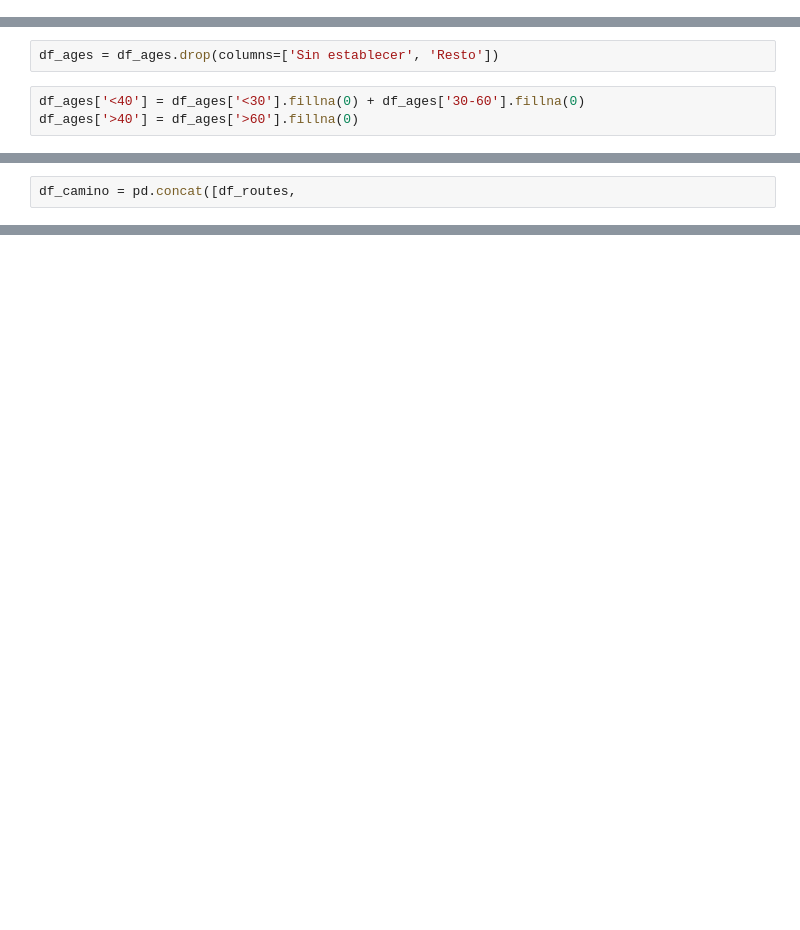
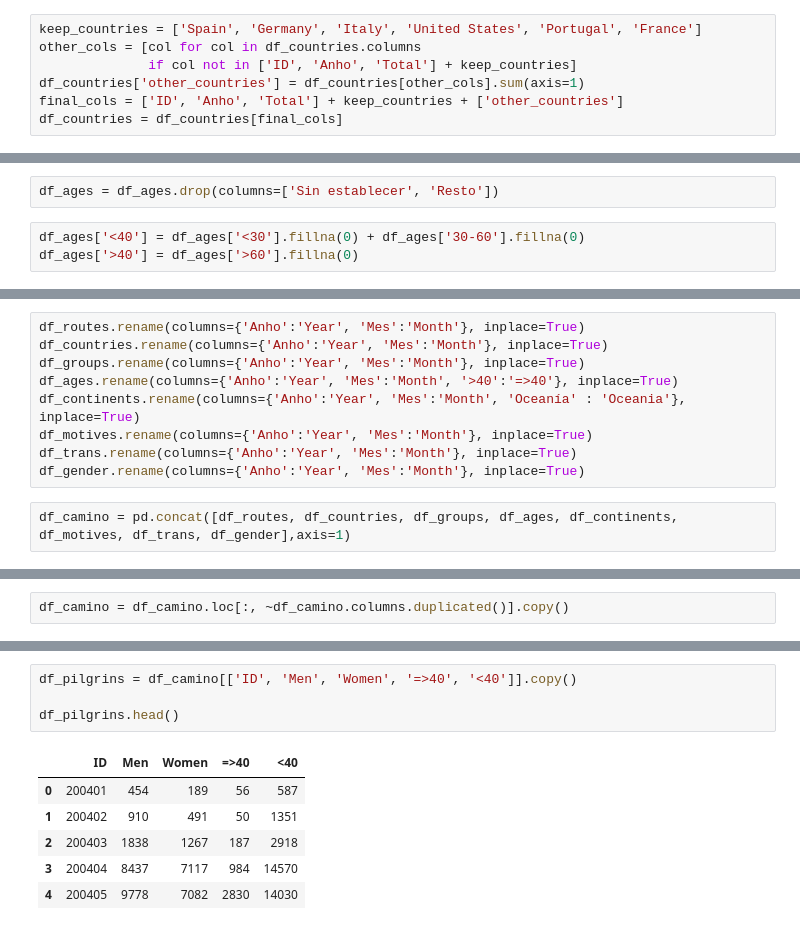
Before and after one commit to ArrimachNasser/Camino_Project, a Jupyter notebook: notebooks/camino_main.ipynb, the cells around one changed output, grey strips where cells are left out. Saved outputs shown, nothing was run; the diff lists cells and outputs as text; blank space fills up the shorter version.

```diff
--- a/notebooks/camino_main.ipynb
+++ b/notebooks/camino_main.ipynb
@@ -92,4 +243,11 @@ df_countries = df_countries[final_cols]
 # %%
 df_countries = df_countries.rename(columns={'España': 'Spain','Alemania': 'Germany','Italia': 'Italy','Estados Unidos': 'United States', 'Francia': 'France'})
+# %%
+keep_countries = ['Spain', 'Germany', 'Italy', 'United States', 'Portugal', 'France']
+other_cols = [col for col in df_countries.columns
+              if col not in ['ID', 'Anho', 'Total'] + keep_countries]
+df_countries['other_countries'] = df_countries[other_cols].sum(axis=1)
+final_cols = ['ID', 'Anho', 'Total'] + keep_countries + ['other_countries']
+df_countries = df_countries[final_cols]
 # %%
 df_countries.columns
@@ -136,2 +354,11 @@ df_gender.to_csv("gender_clean.csv", index=False)
+# %%
+df_routes.rename(columns={'Anho':'Year', 'Mes':'Month'}, inplace=True)
+df_countries.rename(columns={'Anho':'Year', 'Mes':'Month'}, inplace=True)
+df_groups.rename(columns={'Anho':'Year', 'Mes':'Month'}, inplace=True)
+df_ages.rename(columns={'Anho':'Year', 'Mes':'Month', '>40':'=>40'}, inplace=True)
+df_continents.rename(columns={'Anho':'Year', 'Mes':'Month', 'Oceanía' : 'Oceania'}, inplace=True)
+df_motives.rename(columns={'Anho':'Year', 'Mes':'Month'}, inplace=True)
+df_trans.rename(columns={'Anho':'Year', 'Mes':'Month'}, inplace=True)
+df_gender.rename(columns={'Anho':'Year', 'Mes':'Month'}, inplace=True)
 # %%
-df_camino = pd.concat([df_routes,
+df_camino = pd.concat([df_routes, df_countries, df_groups, df_ages, df_continents, df_motives, df_trans, df_gender],axis=1)
@@ -139,0 +384,2 @@ df_camino = pd.concat([df_routes,
+# %%
+df_camino = df_camino.loc[:, ~df_camino.columns.duplicated()].copy()
@@ -139,0 +409,11 @@ df_camino = pd.concat([df_routes,
+# %%
+df_pilgrins = df_camino[['ID', 'Men', 'Women', '=>40', '<40']].copy()
+
+df_pilgrins.head()
+# %% [output]
+|  | ID | Men | Women | =>40 | <40 |
+| 0 | 200401 | 454 | 189 | 56 | 587 |
+| 1 | 200402 | 910 | 491 | 50 | 1351 |
+| 2 | 200403 | 1838 | 1267 | 187 | 2918 |
+| 3 | 200404 | 8437 | 7117 | 984 | 14570 |
+| 4 | 200405 | 9778 | 7082 | 2830 | 14030 |
```
Also changed, not shown: parts of 34 cells of this notebook, 23 other files.
